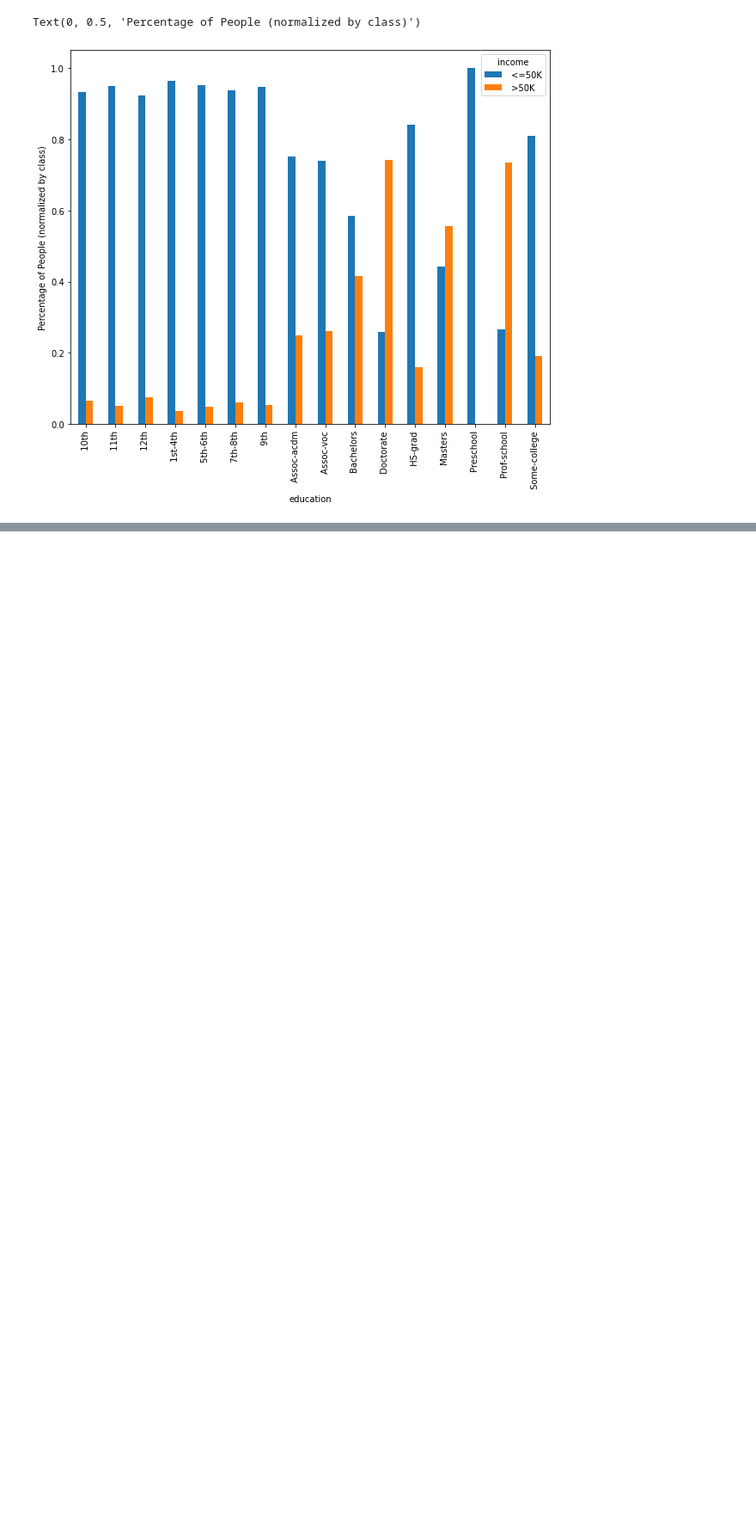
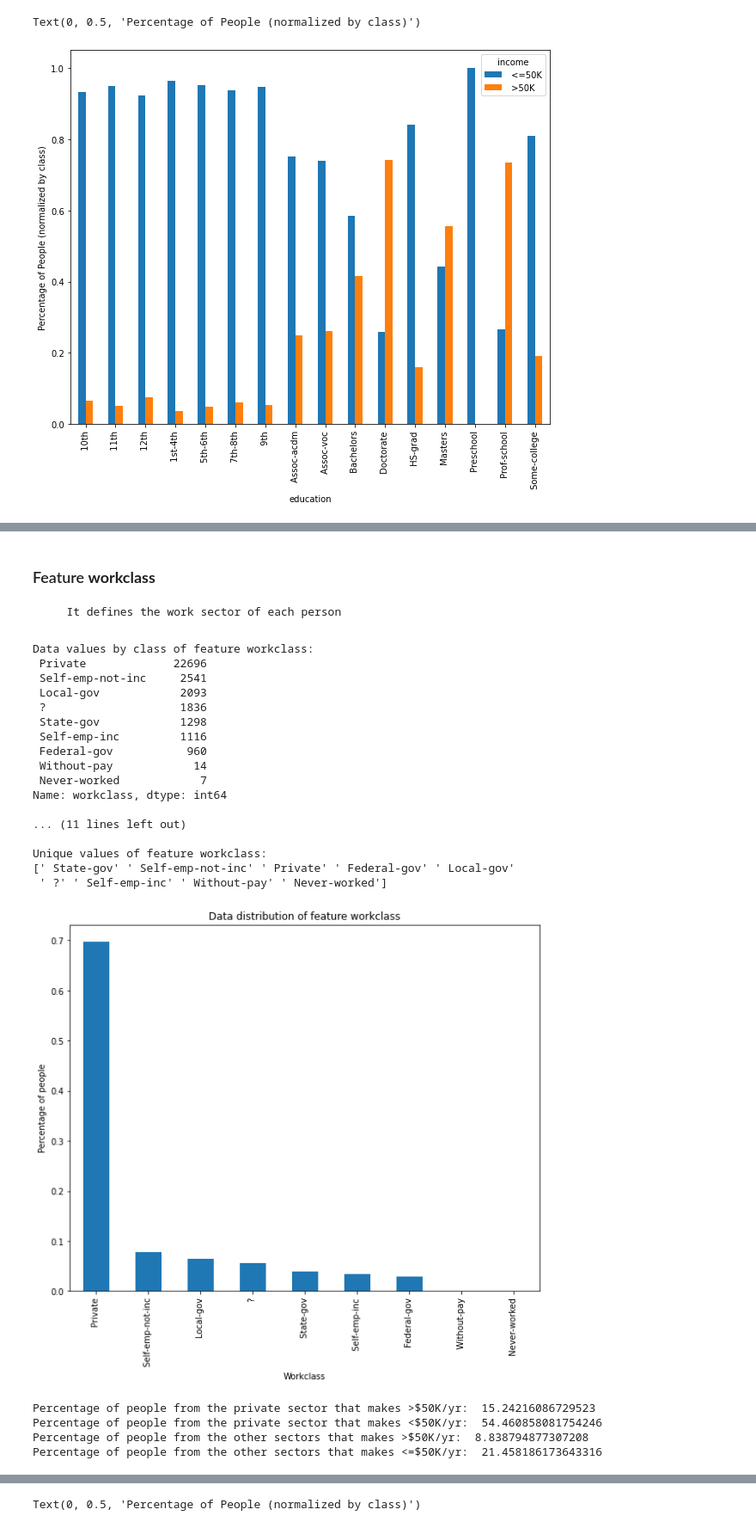
Before and after one commit to Abhishekpratapsingh321/EDA-on-Income_census_prediction, a Jupyter notebook: income_census_dataset_prediction.ipynb, the cells around one changed output, grey strips where cells are left out. Shown at 86% size. Cells and saved outputs as stored; diff of their text form; code cells hidden in the pictures; blank space fills up the shorter version.

```diff
--- a/income_census_dataset_prediction.ipynb
+++ b/income_census_dataset_prediction.ipynb
@@ -468,0 +564,46 @@ Text(0, 0.5, 'Percentage of People (normalized by class)')
+# %% [markdown]
+### Feature **workclass**
+       It defines the work sector of each person
+# %%
+var='workclass'
+categorical_feature_analysis(df, var)
+
+##plot distribution
+ax=df[var].value_counts(normalize=True).plot.bar()
+ax.set_title('Data distribution of feature '+var)
+ax.set_ylabel('Percentage of people')
+ax.set_xlabel('Workclass')
+ax.set_xticklabels(labels=[' Private', ' Self-emp-not-inc', ' Local-gov', ' ?', ' State-gov', ' Self-emp-inc', ' Federal-gov', ' Without-pay', ' Never-worked'])
+plt.show()
+print('Percentage of people from the private sector that makes >$50K/yr: ', len(df[(df['workclass']==' Private') & (df['income']==' >50K')])/len(df)*100)
+print('Percentage of people from the private sector that makes <$50K/yr: ', len(df[(df['workclass']==' Private') & (df['income']==' <=50K')])/len(df)*100)
+print('Percentage of people from the other sectors that makes >$50K/yr: ', len(df[(df['workclass']!=' Private') & (df['income']==' >50K')])/len(df)*100)
+print('Percentage of people from the other sectors that makes <=$50K/yr: ', len(df[(df['workclass']!=' Private') & (df['income']==' <=50K')])/len(df)*100)
+
+display(pd.crosstab([df['workclass']], df['income'], normalize='index'))
+
+pd.crosstab([df['workclass']], df['income'], normalize='index').plot.bar()
+plt.ylabel('Percentage of People (normalized by class)')
+# %% [output]
+Data values by class of feature workclass:
+ Private             22696
+ Self-emp-not-inc     2541
+ Local-gov            2093
+ ?                    1836
+ State-gov            1298
+ Self-emp-inc         1116
+ Federal-gov           960
+ Without-pay            14
+ Never-worked            7
+Name: workclass, dtype: int64
+
+... (11 lines left out)
+
+Unique values of feature workclass:
+[' State-gov' ' Self-emp-not-inc' ' Private' ' Federal-gov' ' Local-gov'
+ ' ?' ' Self-emp-inc' ' Without-pay' ' Never-worked']
+[figure, added]
+Percentage of people from the private sector that makes >$50K/yr:  15.24216086729523
+Percentage of people from the private sector that makes <$50K/yr:  54.460858081754246
+Percentage of people from the other sectors that makes >$50K/yr:  8.838794877307208
+Percentage of people from the other sectors that makes <=$50K/yr:  21.458186173643316
@@ -468,0 +621 @@ Text(0, 0.5, 'Percentage of People (normalized by class)')
+Text(0, 0.5, 'Percentage of People (normalized by class)')
```
Also changed, not shown: parts of 37 cells of this notebook.
